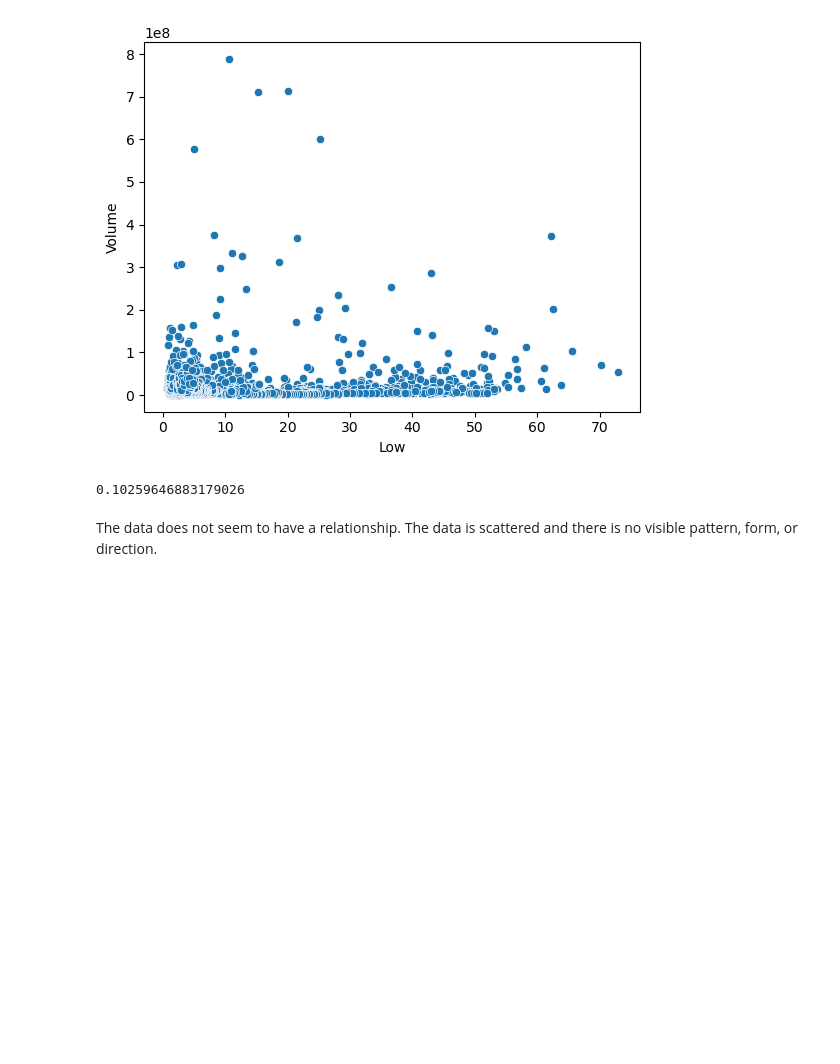
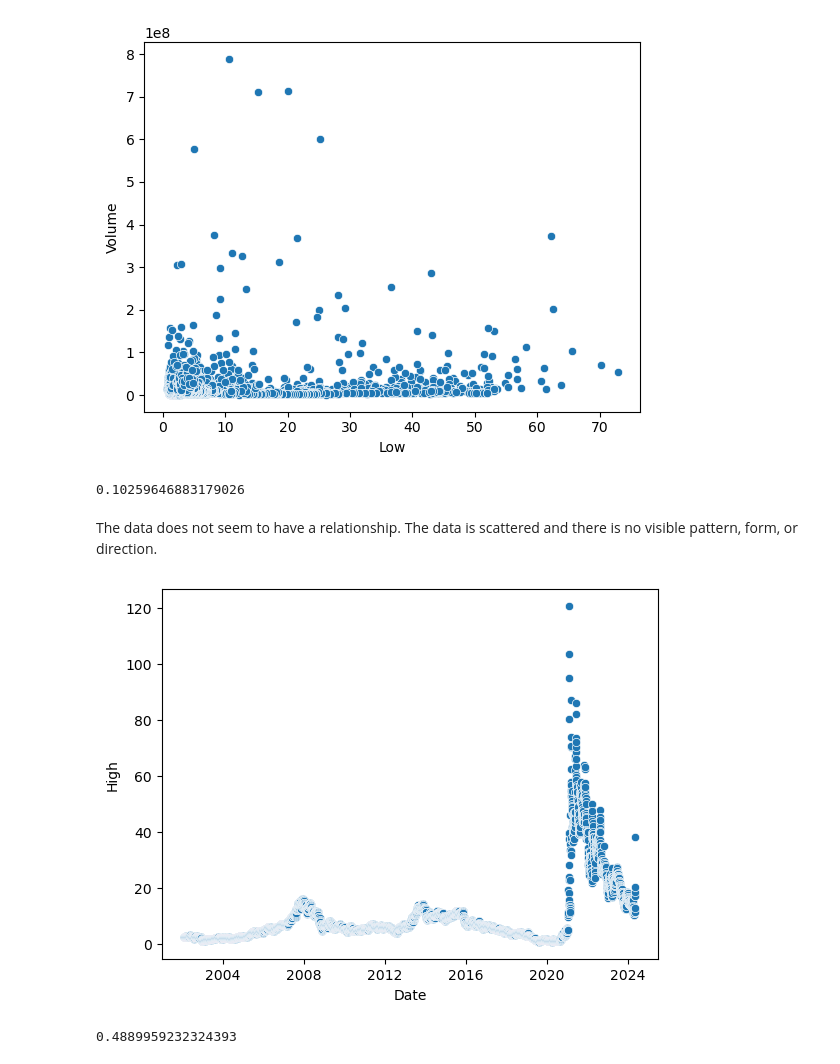
Before and after one commit to Charred-Baguette/AI-AT-CCIC, a Jupyter notebook: Semester 1/Stocks/gamestop.ipynb, the cells around one changed output. Drawn from its saved outputs; the diff is of its cells as text; code cells hidden in the pictures; blank space fills up the shorter version.

```diff
--- a/Semester 1/Stocks/gamestop.ipynb
+++ b/Semester 1/Stocks/gamestop.ipynb
@@ -116,3 +117,11 @@ df['Low'].corr(df['Volume'])
 0.10259646883179026
 # %% [markdown]
 The data does not seem to have a relationship. The data is scattered and there is no visible pattern, form, or direction.
+# %%
+scatter(df, 'Date', 'High', 0)
+# %% [output]
+[figure, added]
+# %%
+df['High'].corr(df['Date'].astype(np.int64))
+# %% [output]
+0.4889959232324393
```
Also changed, not shown: parts of 3 cells of this notebook.
